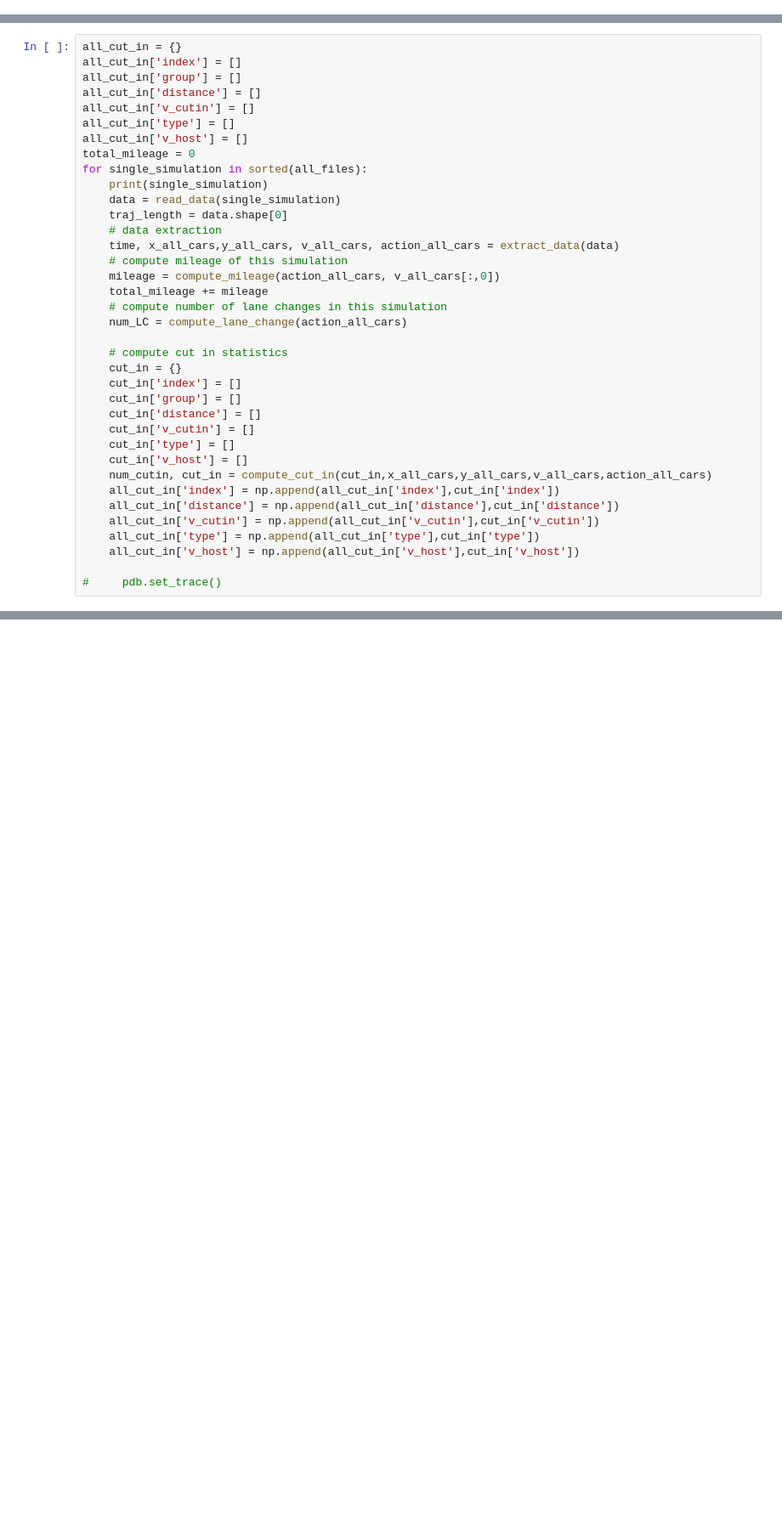
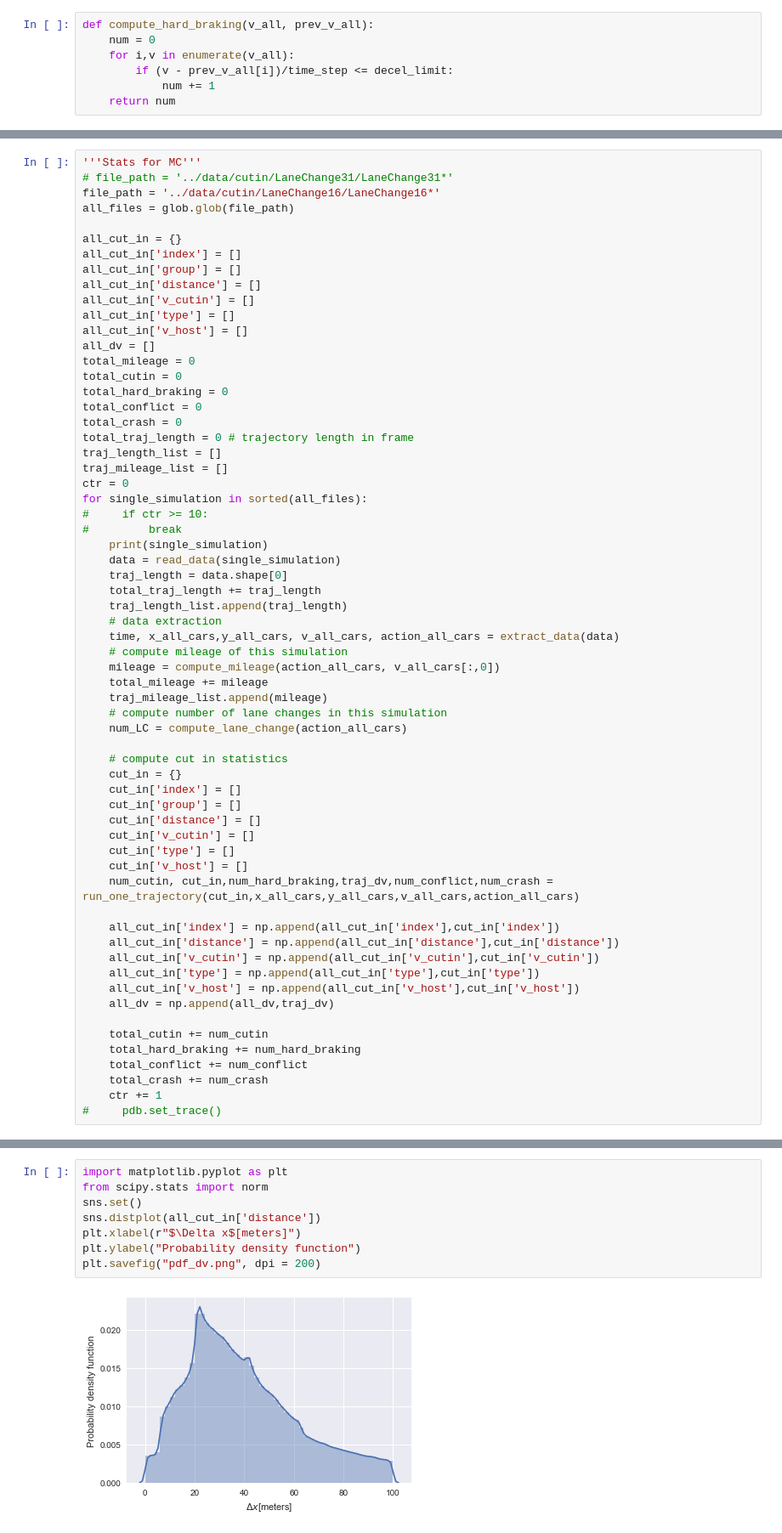
Before and after one commit to MoonBlvd/MDP_data_recording, a Jupyter notebook: simulation/statistic_levelk.ipynb, the cells around one changed output, grey strips where cells are left out. Shown at 85% size. Cells and saved outputs as stored; diff of their text form; blank space fills up the shorter version.

```diff
--- a/simulation/statistic_levelk.ipynb
+++ b/simulation/statistic_levelk.ipynb
@@ -424,0 +118,7 @@ def anomaly_detect(cutin_distance, cutin_lead_v, cutin_host_v):
+# %%
+def compute_hard_braking(v_all, prev_v_all):
+    num = 0
+    for i,v in enumerate(v_all):
+        if (v - prev_v_all[i])/time_step <= decel_limit:
+            num += 1
+    return num
@@ -484,4 +287,9 @@ def compute_cut_in(cut_in,x_all_cars,y_all_cars,v_all_cars,action_all_cars):
 # %%
+'''Stats for MC'''
+# file_path = '../data/cutin/LaneChange31/LaneChange31*'
+file_path = '../data/cutin/LaneChange16/LaneChange16*'
+all_files = glob.glob(file_path)
+
 all_cut_in = {}
 all_cut_in['index'] = []
 all_cut_in['group'] = []
@@ -489,16 +297,30 @@ all_cut_in['distance'] = []
 all_cut_in['v_cutin'] = []
 all_cut_in['type'] = []
 all_cut_in['v_host'] = []
+all_dv = []
 total_mileage = 0
+total_cutin = 0
+total_hard_braking = 0
+total_conflict = 0
+total_crash = 0
+total_traj_length = 0 # trajectory length in frame
+traj_length_list = []
+traj_mileage_list = []
+ctr = 0
 for single_simulation in sorted(all_files):
+#     if ctr >= 10:
+#         break
     print(single_simulation)
     data = read_data(single_simulation)
     traj_length = data.shape[0]
+    total_traj_length += traj_length
+    traj_length_list.append(traj_length)
     # data extraction
     time, x_all_cars,y_all_cars, v_all_cars, action_all_cars = extract_data(data)
     # compute mileage of this simulation
     mileage = compute_mileage(action_all_cars, v_all_cars[:,0])
     total_mileage += mileage
+    traj_mileage_list.append(mileage)
     # compute number of lane changes in this simulation
     num_LC = compute_lane_change(action_all_cars)
 
@@ -510,12 +332,19 @@ for single_simulation in sorted(all_files):
     cut_in['v_cutin'] = []
     cut_in['type'] = []
     cut_in['v_host'] = []
-    num_cutin, cut_in = compute_cut_in(cut_in,x_all_cars,y_all_cars,v_all_cars,action_all_cars)
+    num_cutin, cut_in,num_hard_braking,traj_dv,num_conflict,num_crash = run_one_trajectory(cut_in,x_all_cars,y_all_cars,v_all_cars,action_all_cars)
+
     all_cut_in['index'] = np.append(all_cut_in['index'],cut_in['index'])
     all_cut_in['distance'] = np.append(all_cut_in['distance'],cut_in['distance'])
     all_cut_in['v_cutin'] = np.append(all_cut_in['v_cutin'],cut_in['v_cutin'])
     all_cut_in['type'] = np.append(all_cut_in['type'],cut_in['type'])
     all_cut_in['v_host'] = np.append(all_cut_in['v_host'],cut_in['v_host'])
+    all_dv = np.append(all_dv,traj_dv)
 
+    total_cutin += num_cutin
+    total_hard_braking += num_hard_braking
+    total_conflict += num_conflict
+    total_crash += num_crash
+    ctr += 1
 #     pdb.set_trace()
 # %% [output]
@@ -556,0 +415,10 @@ sns.distplot(all_cut_in['v_host']-all_cut_in['v_cutin'])
+# %%
+import matplotlib.pyplot as plt
+from scipy.stats import norm
+sns.set()
+sns.distplot(all_cut_in['distance'])
+plt.xlabel(r"$\Delta x$[meters]")
+plt.ylabel("Probability density function")
+plt.savefig("pdf_dv.png", dpi = 200)
+# %% [output]
+[figure, added]
```
Also changed, not shown: parts of 62 cells of this notebook, 3 other files.
